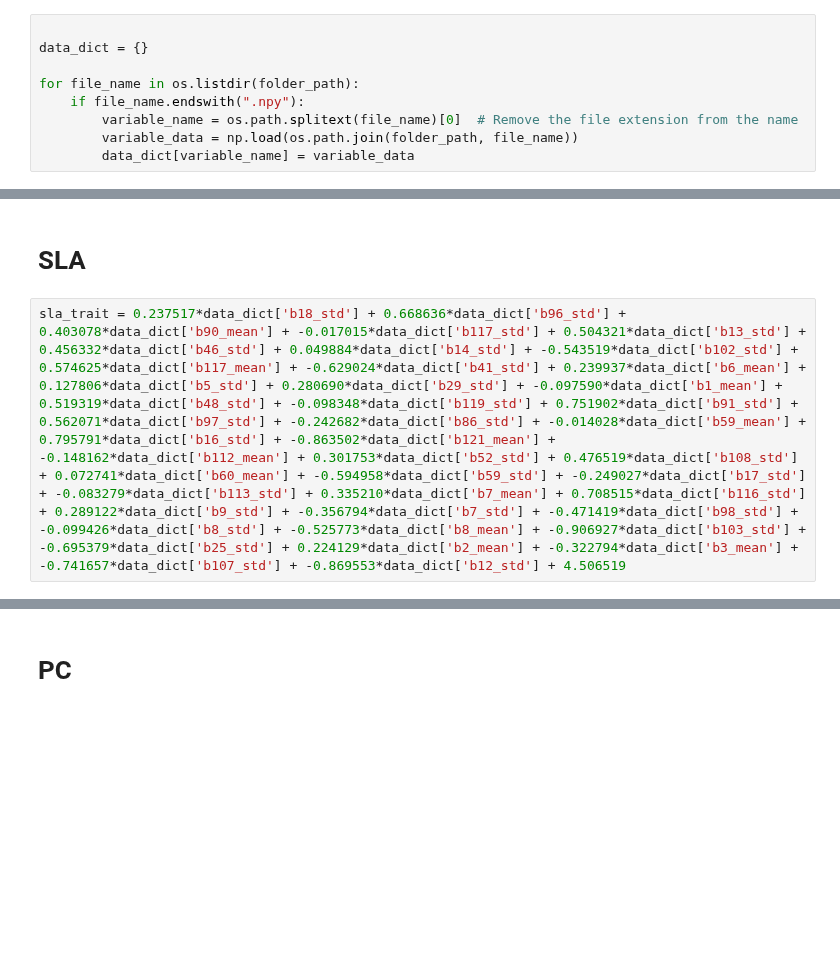
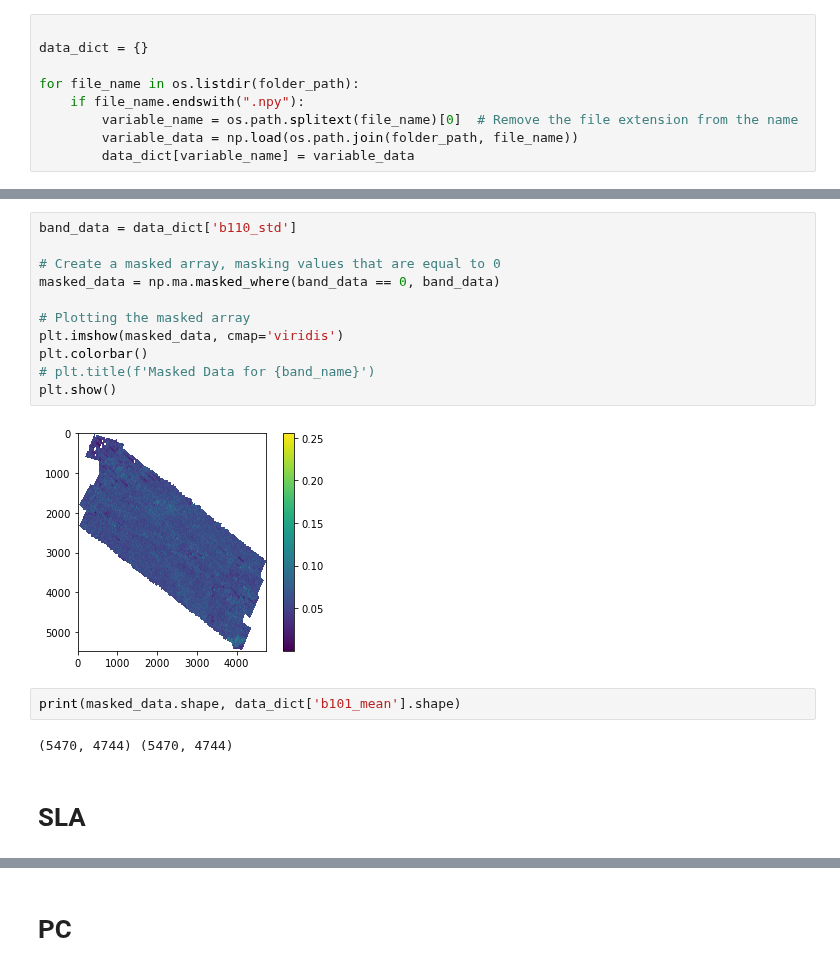
Before and after one commit to wenquchen/hytools, a Jupyter notebook: trait_map_calculation without chm.ipynb, the cells around one changed output, grey strips where cells are left out. Drawn from its saved outputs; the diff is of its cells as text; blank space fills up the shorter version.

```diff
--- a/trait_map_calculation without chm.ipynb
+++ b/trait_map_calculation without chm.ipynb
@@ -62,4 +90,19 @@ plt.show()
+# %%
+band_data = data_dict['b110_std']
+
+# Create a masked array, masking values that are equal to 0
+masked_data = np.ma.masked_where(band_data == 0, band_data)
+
+# Plotting the masked array
+plt.imshow(masked_data, cmap='viridis')
+plt.colorbar()
+# plt.title(f'Masked Data for {band_name}')
+plt.show()
+# %% [output]
+[figure, added]
+# %%
+print(masked_data.shape, data_dict['b101_mean'].shape)
+# %% [output]
+(5470, 4744) (5470, 4744)
 # %% [markdown]
 # SLA
-# %%
-sla_trait = 0.237517*data_dict['b18_std'] + 0.668636*data_dict['b96_std'] + 0.403078*data_dict['b90_mean'] + -0.017015*data_dict['b117_std'] + 0.504321*data_dict['b13_std'] + 0.456332*data_dict['b46_std'] + 0.049884*data_dict['b14_std'] + -0.543519*data_dict['b102_std'] + 0.574625*data_dict['b117_mean'] + -0.629024*data_dict['b41_std'] + 0.239937*data_dict['b6_mean'] + 0.127806*data_dict['b5_std'] + 0.280690*data_dict['b29_std'] + -0.097590*data_dict['b1_mean'] + 0.519319*data_dict['b48_std'] + -0.098348*data_dict['b119_std'] + 0.751902*data_dict['b91_std'] + 0.562071*data_dict['b97_std'] + -0.242682*data_dict['b86_std'] + -0.014028*data_dict['b59_mean'] + 0.795791*data_dict['b16_std'] + -0.863502*data_dict['b121_mean'] + -0.148162*data_dict['b112_mean'] + 0.301753*data_dict['b52_std'] + 0.476519*data_dict['b108_std'] + 0.072741*data_dict['b60_mean'] + -0.594958*data_dict['b59_std'] + -0.249027*data_dict['b17_std'] + -0.083279*data_dict['b113_std'] + 0.335210*data_dict['b7_mean'] + 0.708515*data_dict['b116_std'] + 0.289122*data_dict['b9_std'] + -0.356794*data_dict['b7_std'] + -0.471419*data_dict['b98_std'] + -0.099426*data_dict['b8_std'] + -0.525773*data_dict['b8_mean'] + -0.906927*data_dict['b103_std'] + -0.695379*data_dict['b25_std'] + 0.224129*data_dict['b2_mean'] + -0.322794*data_dict['b3_mean'] + -0.741657*data_dict['b107_std'] + -0.869553*data_dict['b12_std'] + 4.506519
```
Also changed, not shown: parts of 38 cells of this notebook, 9 other files.
